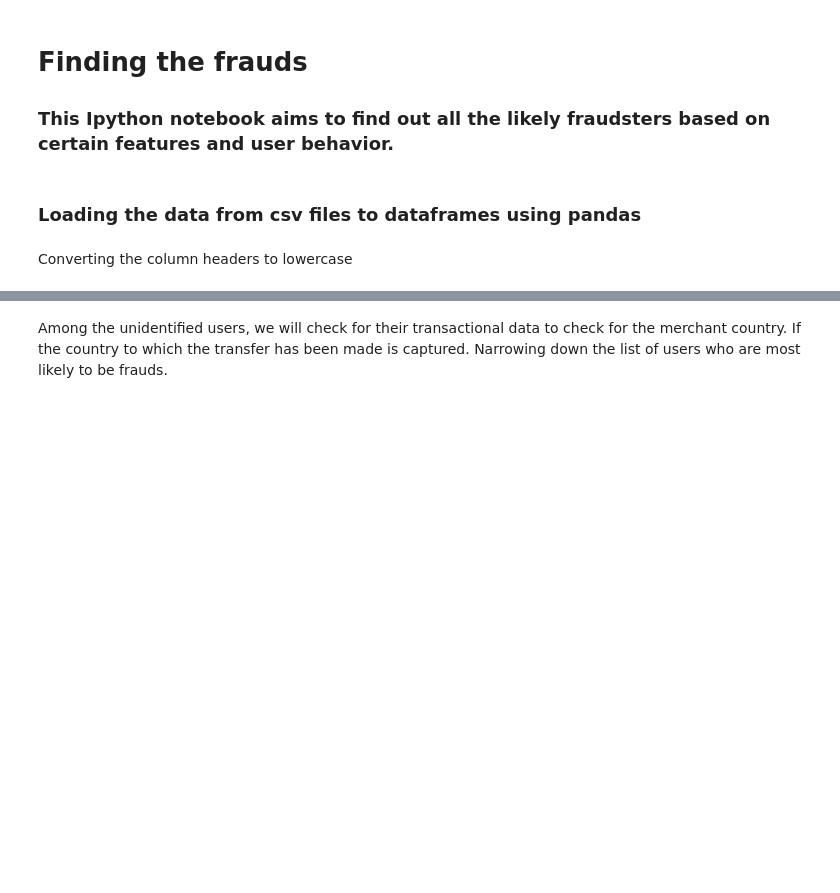
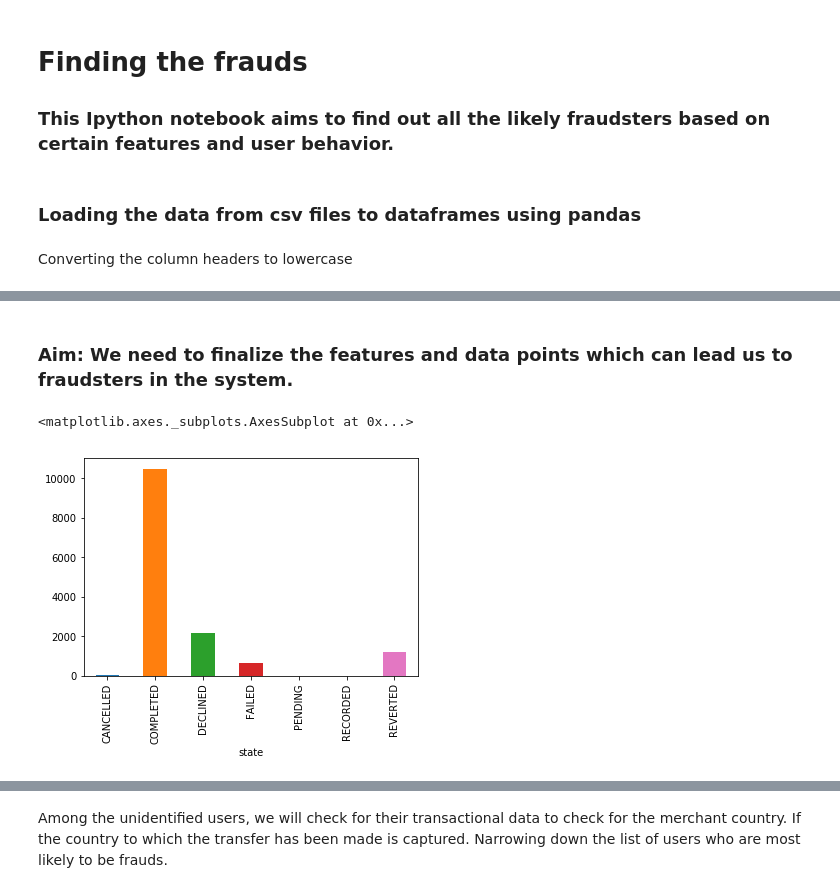
Before and after one commit to harshitcodes/fin_crime, a Jupyter notebook: find_fraudsters.ipynb, the cells around one changed output, grey strips where cells are left out. Saved outputs shown, nothing was run; the diff lists cells and outputs as text; code cells hidden in the pictures; blank space fills up the shorter version.

```diff
--- a/find_fraudsters.ipynb
+++ b/find_fraudsters.ipynb
@@ -46 +51,9 @@ memory usage: 88.3+ MB
+# %% [markdown]
+### Aim: We need to finalize the features and data points which can lead us to fraudsters in the system.
+# %%
+#  plotting to check if the state of the transaction has any effect on fraudulent transactions
+trans_df[trans_df['is_fraud'] == 1].groupby('state').count()["is_fraud"].plot(kind = "bar")
+# %% [output]
+<matplotlib.axes._subplots.AxesSubplot at 0x...>
+[figure, added]
 # %%
```
Also changed, not shown: parts of 35 cells of this notebook, 1 other file.
